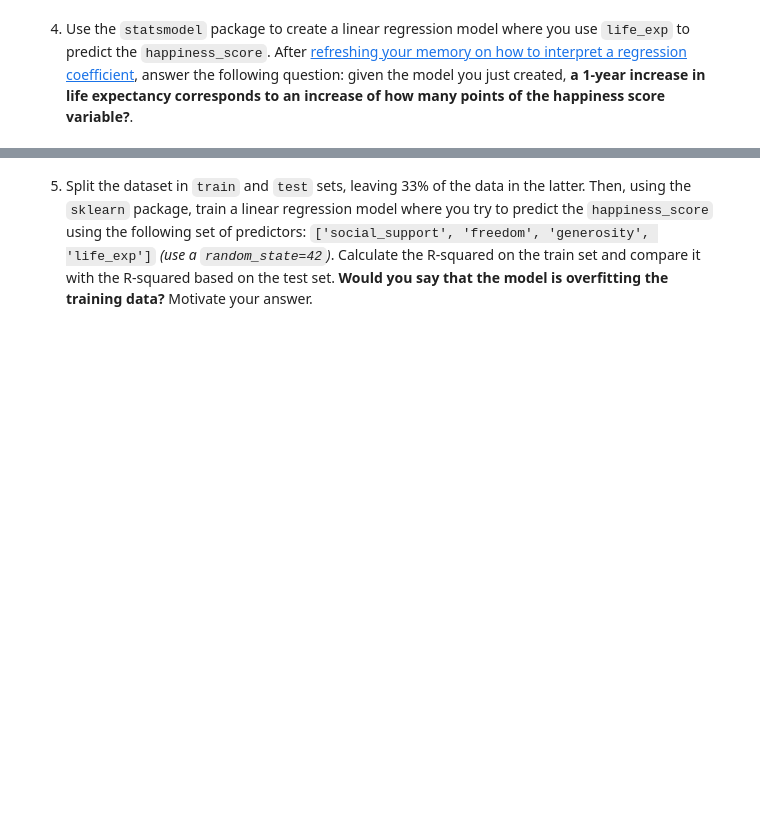
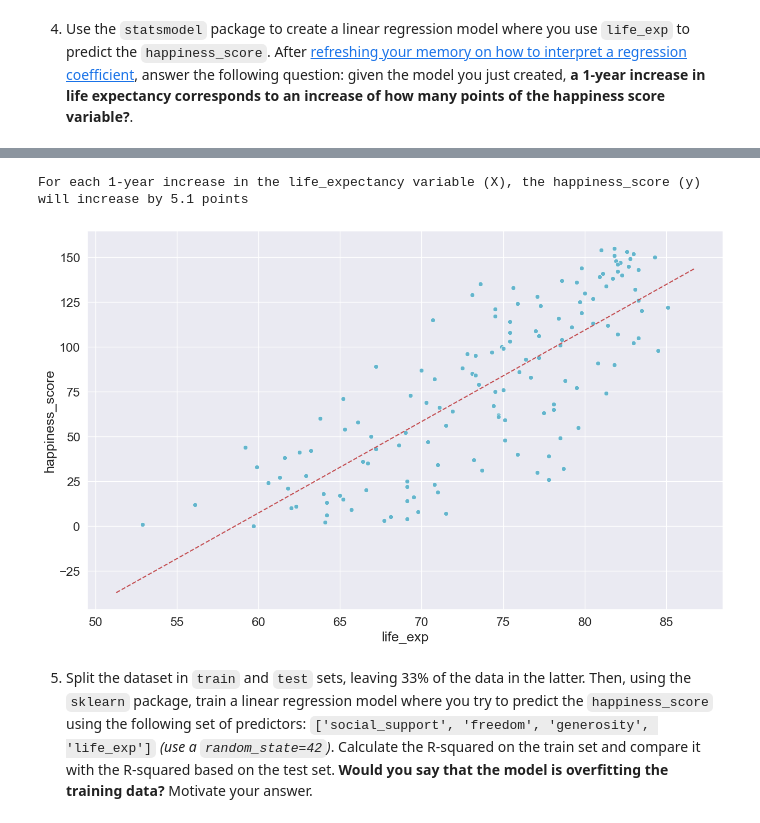
Before and after one commit to manuelcernigoj-lab/Boolean_Projects, a Jupyter notebook: 05_Final Assignment_ML and Web scraping/x.a1 Final Assignment P1 ML.ipynb, the cells around one changed output, grey strips where cells are left out. Cells and saved outputs as stored; diff of their text form; code cells hidden in the pictures; blank space fills up the shorter version.

```diff
--- a/05_Final Assignment_ML and Web scraping/x.a1 Final Assignment P1 ML.ipynb
+++ b/05_Final Assignment_ML and Web scraping/x.a1 Final Assignment P1 ML.ipynb
@@ -68,0 +78,9 @@ Name: corruption, Length: 143, dtype: bool
+# %%
+# Replace all missing values in all columns of the DataFrame with the respective column's mean value
+
+# for each column name in the list of column containing null values
+for c in happy.columns[1:5]:
+    # replace the null values in the current column with the column's mean value rounded to 1 decimal
+    happy[c] = happy[c].fillna(round(happy[c].mean(), 1))
+# Verify that all columns have the same number of non-null values:
+happy.info()
@@ -69,2 +103,17 @@ Name: corruption, Length: 143, dtype: bool
 # %% [markdown]
 4. Use the `statsmodel` package to create a linear regression model where you use `life_exp` to predict the `happiness_score`. After [refreshing your memory on how to interpret a regression coefficient](https://statisticsbyjim.com/regression/interpret-coefficients-p-values-regression/#:~:text=The%20coefficient%20value%20signifies%20how,in%20isolation%20from%20the%20others.), answer the following question: given the model you just created, **a 1-year increase in life expectancy corresponds to an increase of how many points of the happiness score variable?**.
+# %%
+# Import the statsmodels package
+import statsmodels.api as sm
+
+# Define the y and X representing the target and the predictor variables
+y = happy.happiness_score
+X = happy.life_exp
+# manually add a constant to the model
+X = sm.add_constant(data = X)
+# define the OLS (Ordinary Least Squares) model
+model = sm.OLS(endog=y, exog=X)
+# fit the regression line to our data
+results = model.fit()
+# get a summary of the model's statistics
+results.summary()
@@ -71,2 +140,17 @@ Name: corruption, Length: 143, dtype: bool
+# %%
+# Calculate how many points of the happiness_score will increase for a 1-year increase in life_expectancy
+print(f'For each 1-year increase in the life_expectancy variable (X), the happiness_score (y) will increase by {results.params.life_exp:.1f} points')
+# %% [output]
+For each 1-year increase in the life_expectancy variable (X), the happiness_score (y) will increase by 5.1 points
+# %%
+### OPTIONAL
+sns.scatterplot(x = 'life_exp', y = 'happiness_score', data = happy, color = 'c')
+axes = plt.gca()   # get axes instance of current figure
+x_vals = np.array(axes.get_xlim())   # get x-axis limits
+y_vals = results.params.const + results.params.life_exp * x_vals   # define the equation of the regression line
+plt.plot(x_vals, y_vals, '--', color='r')   # draw the regression line on top of the scatter plot
+plt.show()
+# %% [output]
+[figure, added]
 # %% [markdown]
 5. Split the dataset in `train` and `test` sets, leaving 33% of the data in the latter. Then, using the `sklearn` package, train a linear regression model where you try to predict the `happiness_score` using the following set of predictors: `['social_support', 'freedom', 'generosity', 'life_exp']` *(use a `random_state=42`)*. Calculate the R-squared on the train set and compare it with the R-squared based on the test set. **Would you say that the model is overfitting the training data?** Motivate your answer.
```
Also changed, not shown: parts of 9 cells of this notebook.
